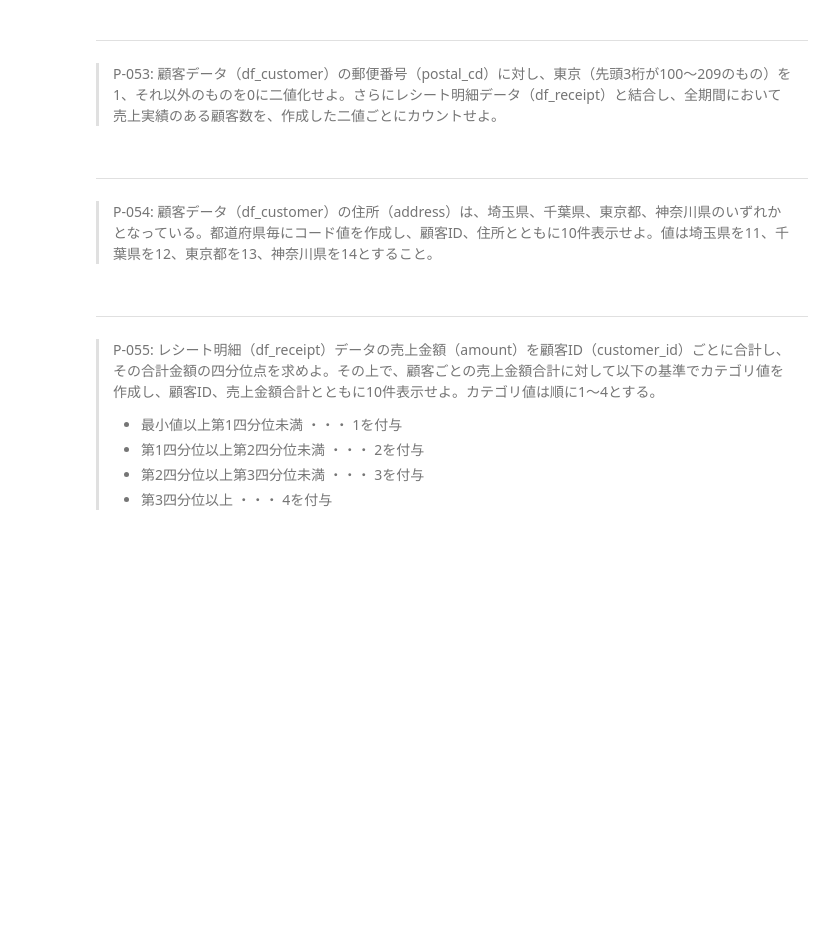
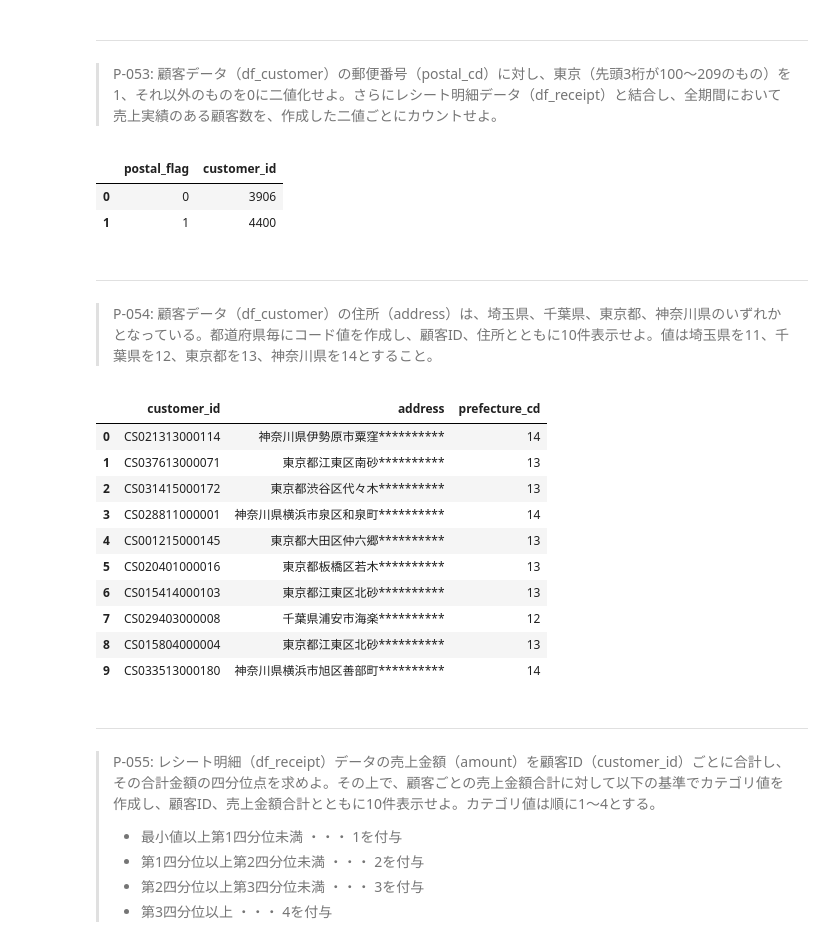
Before and after one commit to iakio/100knocks-preprocess, a Jupyter notebook: docker/work/preprocess_knock_Python.ipynb, the cells around one changed output. Saved outputs shown, nothing was run; the diff lists cells and outputs as text; code cells hidden in the pictures; blank space fills up the shorter version.

```diff
--- a/docker/work/preprocess_knock_Python.ipynb
+++ b/docker/work/preprocess_knock_Python.ipynb
@@ -1049,9 +1049,33 @@ df.head(10)
 # %% [markdown]
 ---
 > P-053: 顧客データ（df_customer）の郵便番号（postal_cd）に対し、東京（先頭3桁が100〜209のもの）を1、それ以外のものを0に二値化せよ。さらにレシート明細データ（df_receipt）と結合し、全期間において売上実績のある顧客数を、作成した二値ごとにカウントせよ。
+# %%
+df_customer_copy = df_customer.copy()
+df_customer_copy["postal_flag"] = df_customer_copy["postal_cd"].apply(lambda x: 1 if "100" <= x[:3] <= "209" else 0)
+pd.merge(left=df_customer_copy, right=df_receipt, on="customer_id").groupby("postal_flag").customer_id.nunique().reset_index()
+# %% [output]
+|  | postal_flag | customer_id |
+| 0 | 0 | 3906 |
+| 1 | 1 | 4400 |
 # %% [markdown]
 ---
 > P-054: 顧客データ（df_customer）の住所（address）は、埼玉県、千葉県、東京都、神奈川県のいずれかとなっている。都道府県毎にコード値を作成し、顧客ID、住所とともに10件表示せよ。値は埼玉県を11、千葉県を12、東京都を13、神奈川県を14とすること。
+# %%
+df_customer.join(
+    df_customer["address"].str[0:3].map({"埼玉県": 11, "千葉県": 12, "東京都": 13, "神奈川": 14}).rename("prefecture_cd")
+)[["customer_id", "address", "prefecture_cd"]].head(10)
+# %% [output]
+|  | customer_id | address | prefecture_cd |
+| 0 | CS021313000114 | 神奈川県伊勢原市粟窪********** | 14 |
+| 1 | CS037613000071 | 東京都江東区南砂********** | 13 |
+| 2 | CS031415000172 | 東京都渋谷区代々木********** | 13 |
+| 3 | CS028811000001 | 神奈川県横浜市泉区和泉町********** | 14 |
+| 4 | CS001215000145 | 東京都大田区仲六郷********** | 13 |
+| 5 | CS020401000016 | 東京都板橋区若木********** | 13 |
+| 6 | CS015414000103 | 東京都江東区北砂********** | 13 |
+| 7 | CS029403000008 | 千葉県浦安市海楽********** | 12 |
+| 8 | CS015804000004 | 東京都江東区北砂********** | 13 |
+| 9 | CS033513000180 | 神奈川県横浜市旭区善部町********** | 14 |
 # %% [markdown]
 ---
 > P-055: レシート明細（df_receipt）データの売上金額（amount）を顧客ID（customer_id）ごとに合計し、その合計金額の四分位点を求めよ。その上で、顧客ごとの売上金額合計に対して以下の基準でカテゴリ値を作成し、顧客ID、売上金額合計とともに10件表示せよ。カテゴリ値は順に1〜4とする。
```
Also changed, not shown: parts of 1 cell of this notebook.
